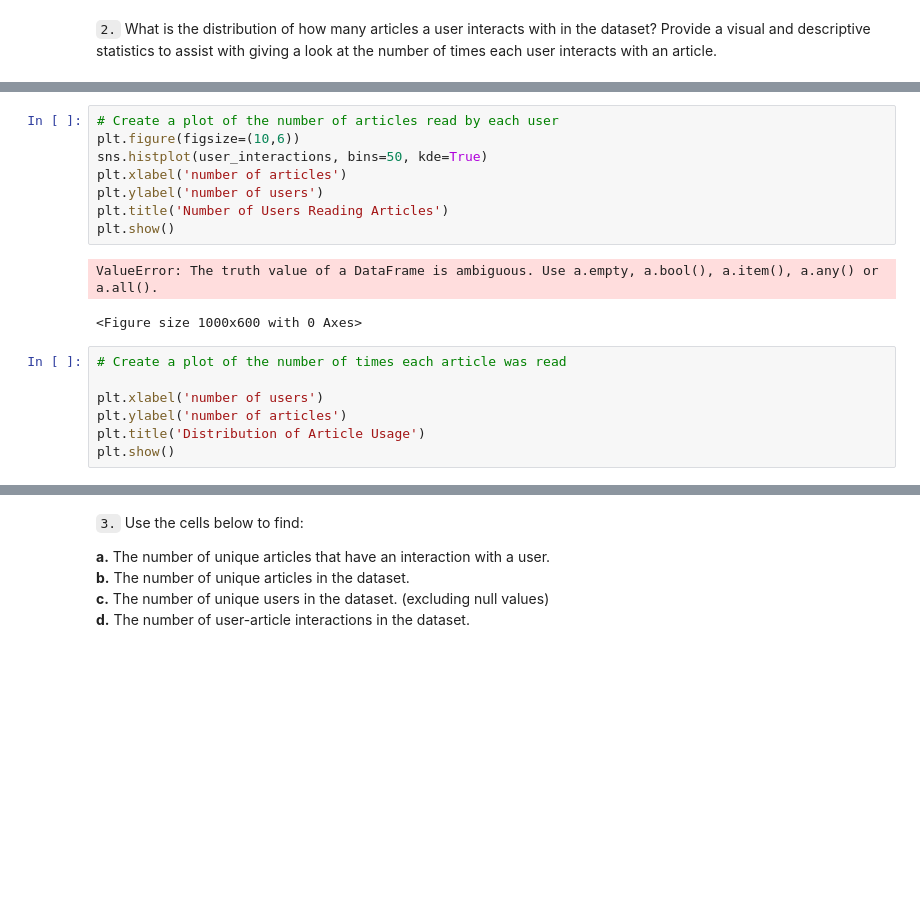
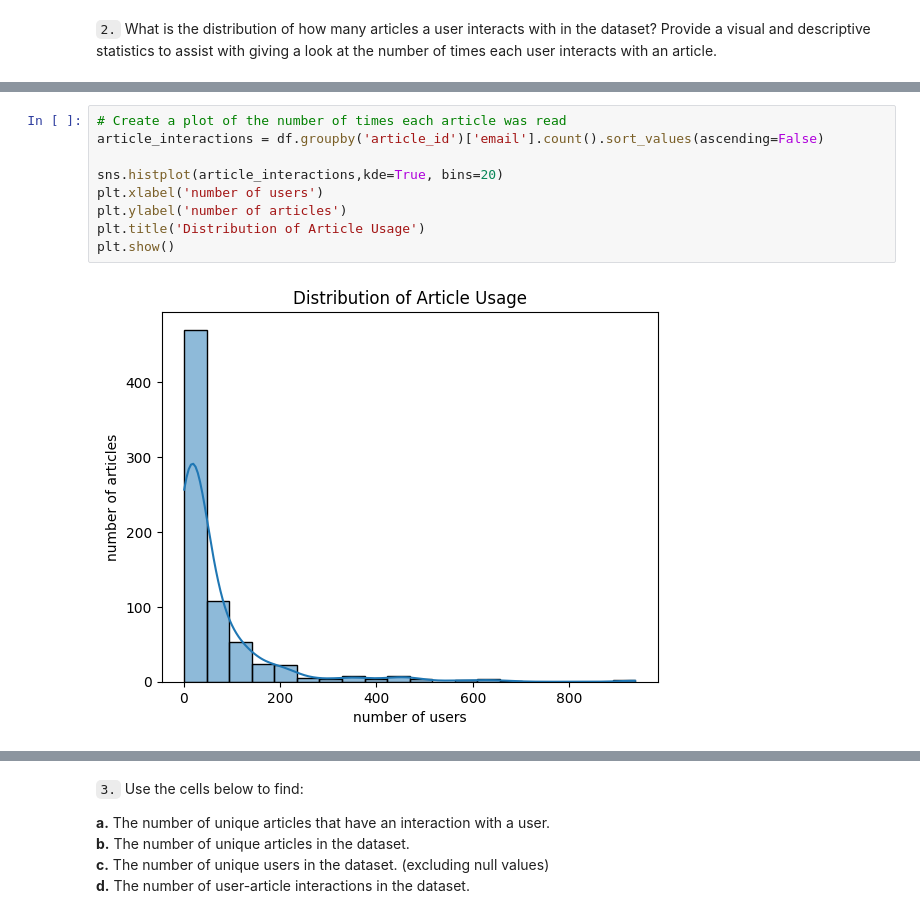
Before and after one commit to danielzbarnes/data-science-recommendation-system, a Jupyter notebook: Recommendations_with_IBM.ipynb, the cells around one changed output, grey strips where cells are left out. Saved outputs shown, nothing was run; the diff lists cells and outputs as text; blank space fills up the shorter version.

```diff
--- a/Recommendations_with_IBM.ipynb
+++ b/Recommendations_with_IBM.ipynb
@@ -121,18 +133,11 @@ print(user_interactions.head())
 # %%
-# Create a plot of the number of articles read by each user
-plt.figure(figsize=(10,6))
-sns.histplot(user_interactions, bins=50, kde=True)
-plt.xlabel('number of articles')
-plt.ylabel('number of users')
-plt.title('Number of Users Reading Articles')
+# Create a plot of the number of times each article was read
+article_interactions = df.groupby('article_id')['email'].count().sort_values(ascending=False)
+
+sns.histplot(article_interactions,kde=True, bins=20)
+plt.xlabel('number of users')
+plt.ylabel('number of articles')
+plt.title('Distribution of Article Usage')
 plt.show()
 # %% [output]
-ValueError: The truth value of a DataFrame is ambiguous. Use a.empty, a.bool(), a.item(), a.any() or a.all().
-<Figure size 1000x600 with 0 Axes>
+[figure, added]
-# %%
-# Create a plot of the number of times each article was read
-
-plt.xlabel('number of users')
-plt.ylabel('number of articles')
-plt.title('Distribution of Article Usage')
-plt.show()
```
Also changed, not shown: parts of 55 cells of this notebook.
